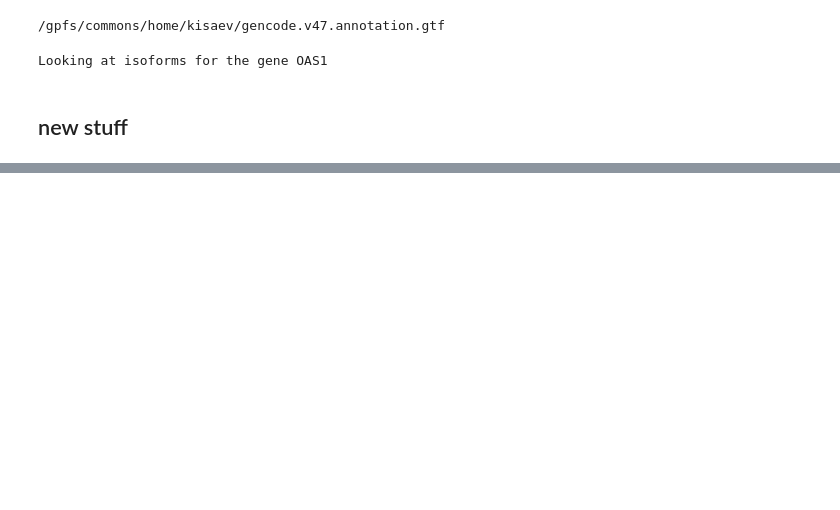
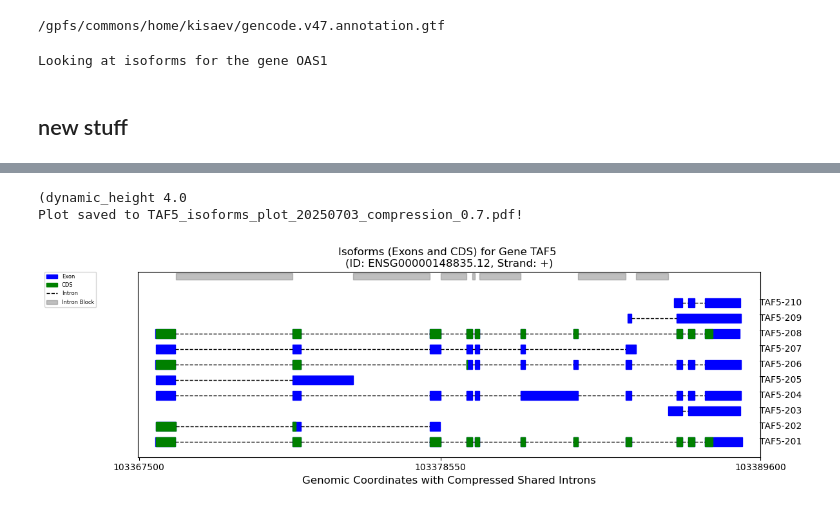
Before and after one commit to daklab/LeafletFA, a Jupyter notebook: src/visualization/IsovizPy_tutorial_human_isoforms_only.ipynb, the cells around one changed output, grey strips where cells are left out. Cells and saved outputs as stored; diff of their text form; code cells hidden in the pictures; blank space fills up the shorter version.

```diff
--- a/src/visualization/IsovizPy_tutorial_human_isoforms_only.ipynb
+++ b/src/visualization/IsovizPy_tutorial_human_isoforms_only.ipynb
@@ -312,0 +423,53 @@ Plot saved to CCND1_isoforms_plot_20250316_compression_0.1.pdf!
+# %%
+gene_name = "TAF5"
+
+# After making changes to IsovizPy, reload it
+importlib.reload(ja)
+
+transcript_ids = ja.fetch_transcripts_for_gene(db, gene_name)
+
+# Step 2: Fetch transcript annotations
+transcript_data = ja.fetch_transcripts_and_annotations(
+    db,
+    transcript_ids
+)
+
+# Step 3: Determine region boundaries
+region_start, region_end = ja.determine_region_boundaries_from_transcripts(transcript_data)
+
+exons = []
+for transcript, values in transcript_data.items():
+    for exon in values['exons']:
+        exons.append((exon[0], exon[1]))
+
+intronic_intervals = ja.get_intervals_not_overlapped_by_exons(
+    region_start,
+    region_end,
+    exons
+)
+
+transcript_order = list(transcript_data.keys())
+
+# Step 4: Plot isoforms
+height=4.2
+
+ja.plot_isoforms(
+    db,
+    transcript_data,
+    region_start-500,
+    region_end+500,
+    base_width=12,
+    trans_height=0.2,
+    #fixed_height=True,
+    #fixed_height_value=height,
+    transcript_order=transcript_order,
+    introns_list=intronic_intervals,
+    plot_shared_intron_lines=False,
+    compression_factor=0.7,
+    plot_introns_as_blocks=True,
+    num_ticks=3,
+    trans_label=10)
+# %% [output]
+(dynamic_height 4.0
+Plot saved to TAF5_isoforms_plot_20250703_compression_0.7.pdf!
+[figure, added]
```
Also changed, not shown: parts of 11 cells of this notebook, 2 other files.
